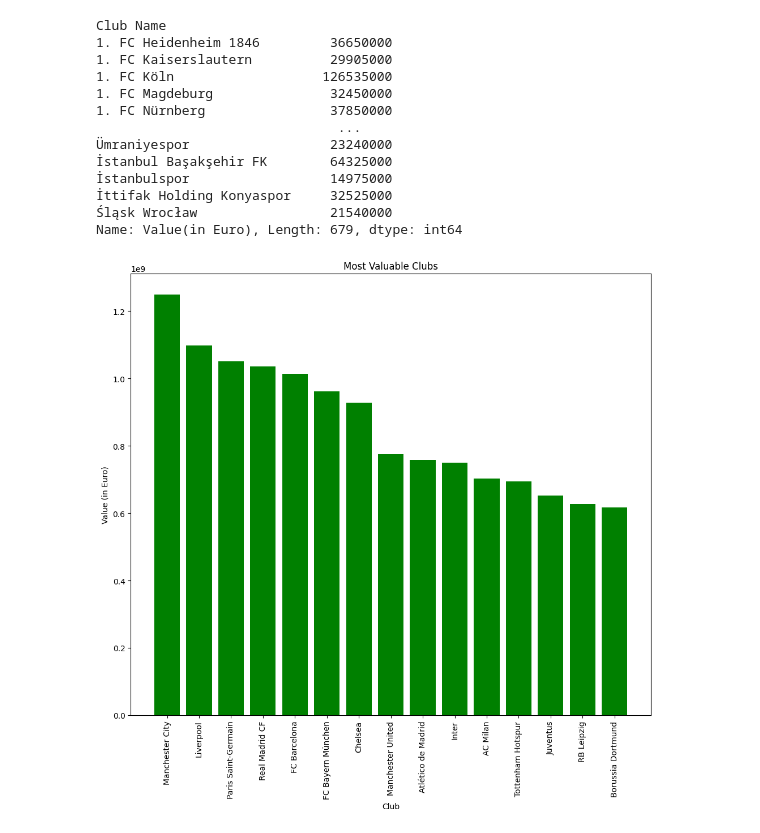
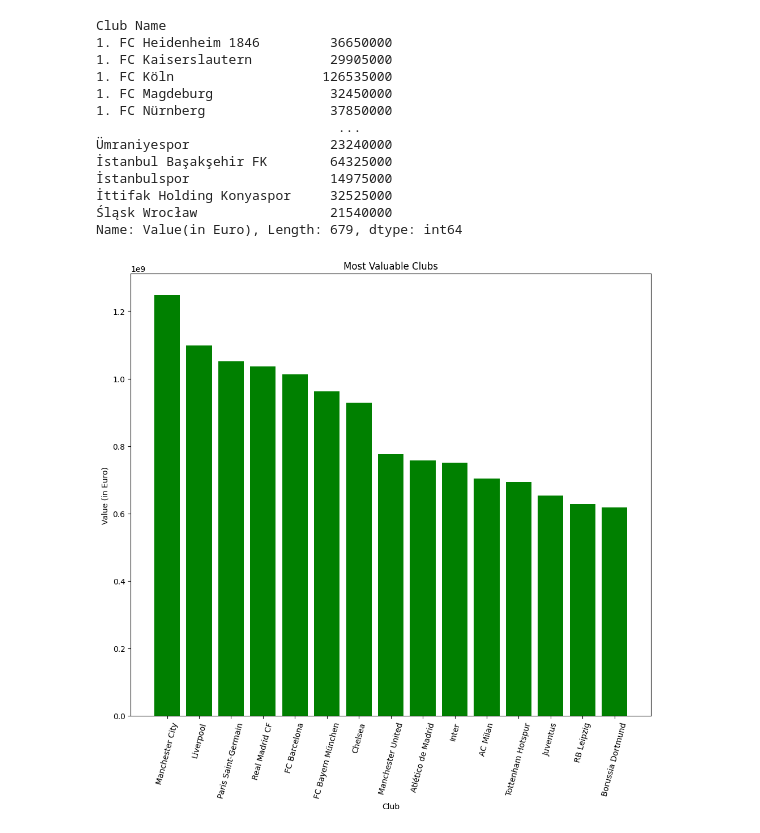
Before and after one commit to AbdullahFEliwa/Fifa-player-analysis, a Jupyter notebook: Fifa.ipynb, the cells around one changed output. Drawn from its saved outputs; the diff is of its cells as text; code cells hidden in the pictures.

```diff
--- a/Fifa.ipynb
+++ b/Fifa.ipynb
@@ -242,5 +230,5 @@ plt.show()
 # %%
-df2_group = df2.groupby('Club Name')
+df2_group = df.groupby('Club Name')
 # %%
 sum_values = df2_group['Value(in Euro)'].sum()
 # %%
@@ -262,13 +250,13 @@ Name: Value(in Euro), Length: 679, dtype: int64
 # %%
 plt.figure(figsize=(10,10))
 top_15_clubs = sum_values.sort_values(ascending=False)[:15]
 plt.bar(top_15_clubs.index, top_15_clubs.values, color='green')
 
 plt.xlabel("Club")
 plt.ylabel("Value (in Euro)")
 plt.title('Most Valuable Clubs')
-plt.xticks(rotation=90)  # Rotate x-axis labels for better readability
-plt.tight_layout()  # Adjust layout to prevent labels from overlapping
+plt.xticks(rotation=75)
+plt.tight_layout()
 plt.show()
 # %% [output]
-[figure, old version]
+[figure, new version]
```
Also changed, not shown: parts of 6 cells of this notebook.
